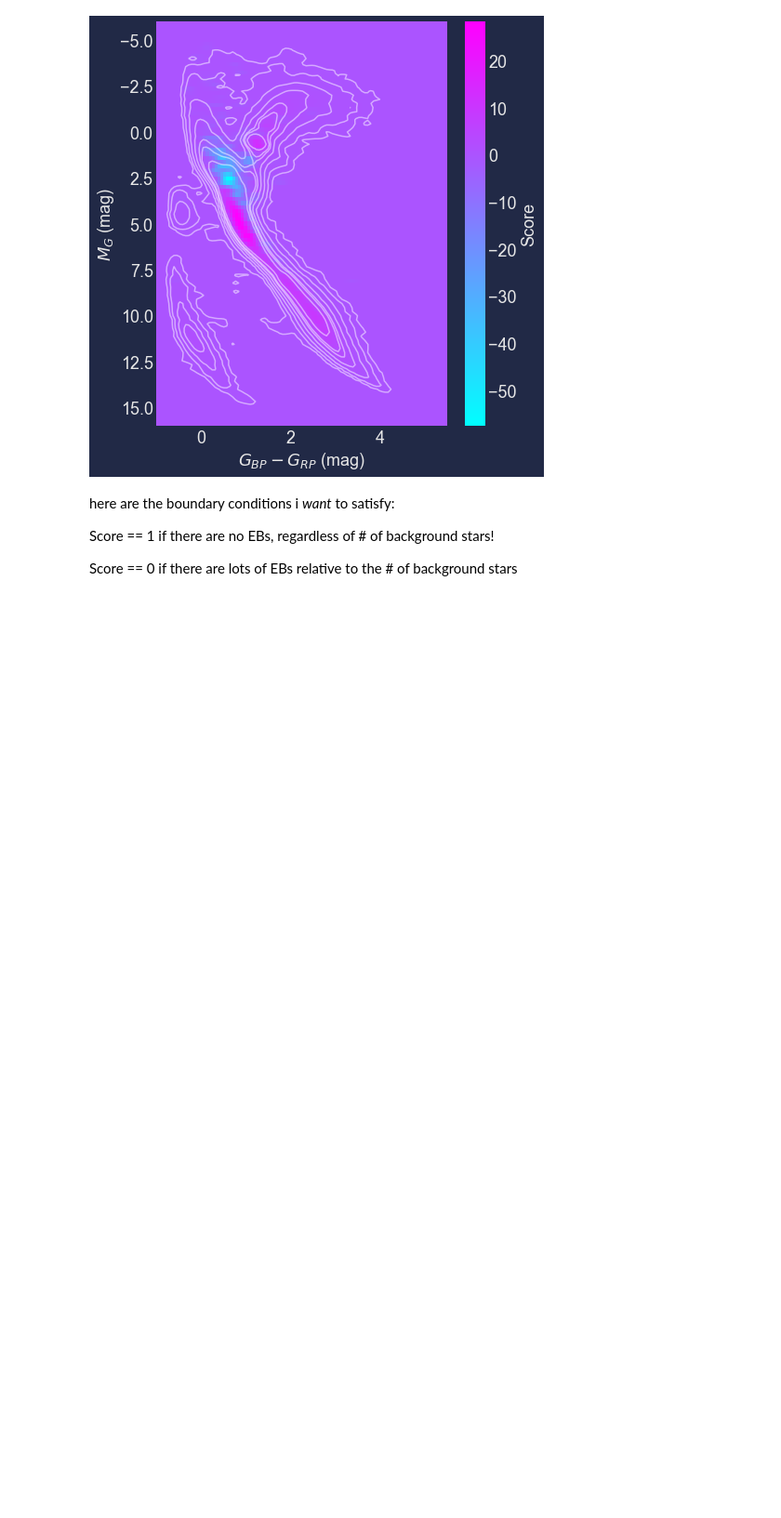
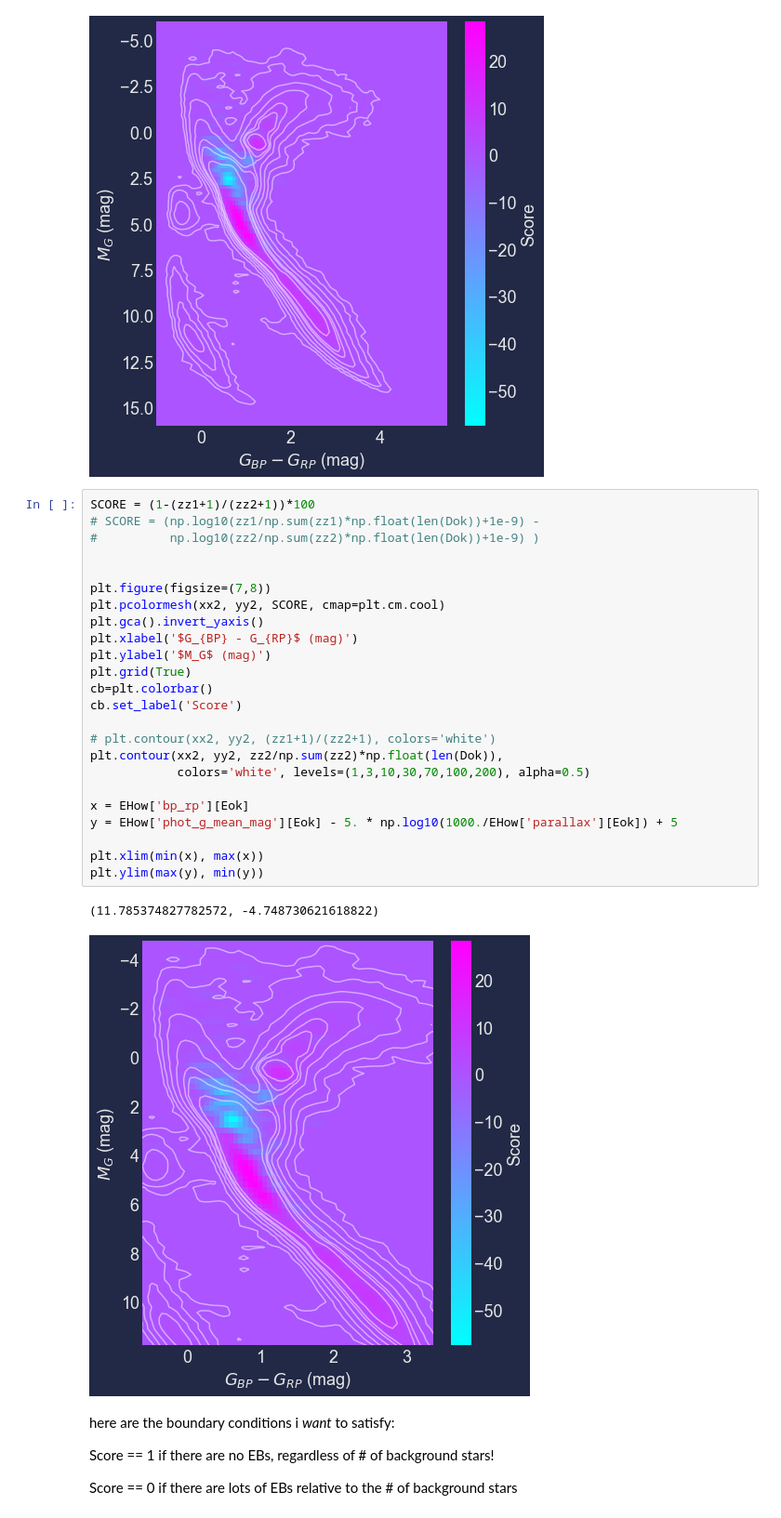
Before and after one commit to jradavenport/EBHRD, a Jupyter notebook: notebooks/metric_v1.ipynb, the cells around one changed output. Shown at 93% size. Cells and saved outputs as stored; diff of their text form; blank space fills up the shorter version.

```diff
--- a/notebooks/metric_v1.ipynb
+++ b/notebooks/metric_v1.ipynb
@@ -198,6 +193,33 @@ plt.contour(xx2, yy2, zz2/np.sum(zz2)*np.float(len(Dok)),
 # %% [output]
 <matplotlib.contour.QuadContourSet at 0x...>
 [figure]
+# %%
+SCORE = (1-(zz1+1)/(zz2+1))*100
+# SCORE = (np.log10(zz1/np.sum(zz1)*np.float(len(Dok))+1e-9) -
+#          np.log10(zz2/np.sum(zz2)*np.float(len(Dok))+1e-9) )
+
+
+plt.figure(figsize=(7,8))
+plt.pcolormesh(xx2, yy2, SCORE, cmap=plt.cm.cool)
+plt.gca().invert_yaxis()
+plt.xlabel('$G_{BP} - G_{RP}$ (mag)')
+plt.ylabel('$M_G$ (mag)')
+plt.grid(True)
+cb=plt.colorbar()
+cb.set_label('Score')
+
+# plt.contour(xx2, yy2, (zz1+1)/(zz2+1), colors='white')
+plt.contour(xx2, yy2, zz2/np.sum(zz2)*np.float(len(Dok)),
+            colors='white', levels=(1,3,10,30,70,100,200), alpha=0.5)
+
+x = EHow['bp_rp'][Eok]
+y = EHow['phot_g_mean_mag'][Eok] - 5. * np.log10(1000./EHow['parallax'][Eok]) + 5
+
+plt.xlim(min(x), max(x))
+plt.ylim(max(y), min(y))
+# %% [output]
+(11.785374827782572, -4.748730621618822)
+[figure, added]
 # %% [markdown]
 here are the boundary conditions i *want* to satisfy:
 
```
Also changed, not shown: parts of 1 cell of this notebook, 3 other files.
